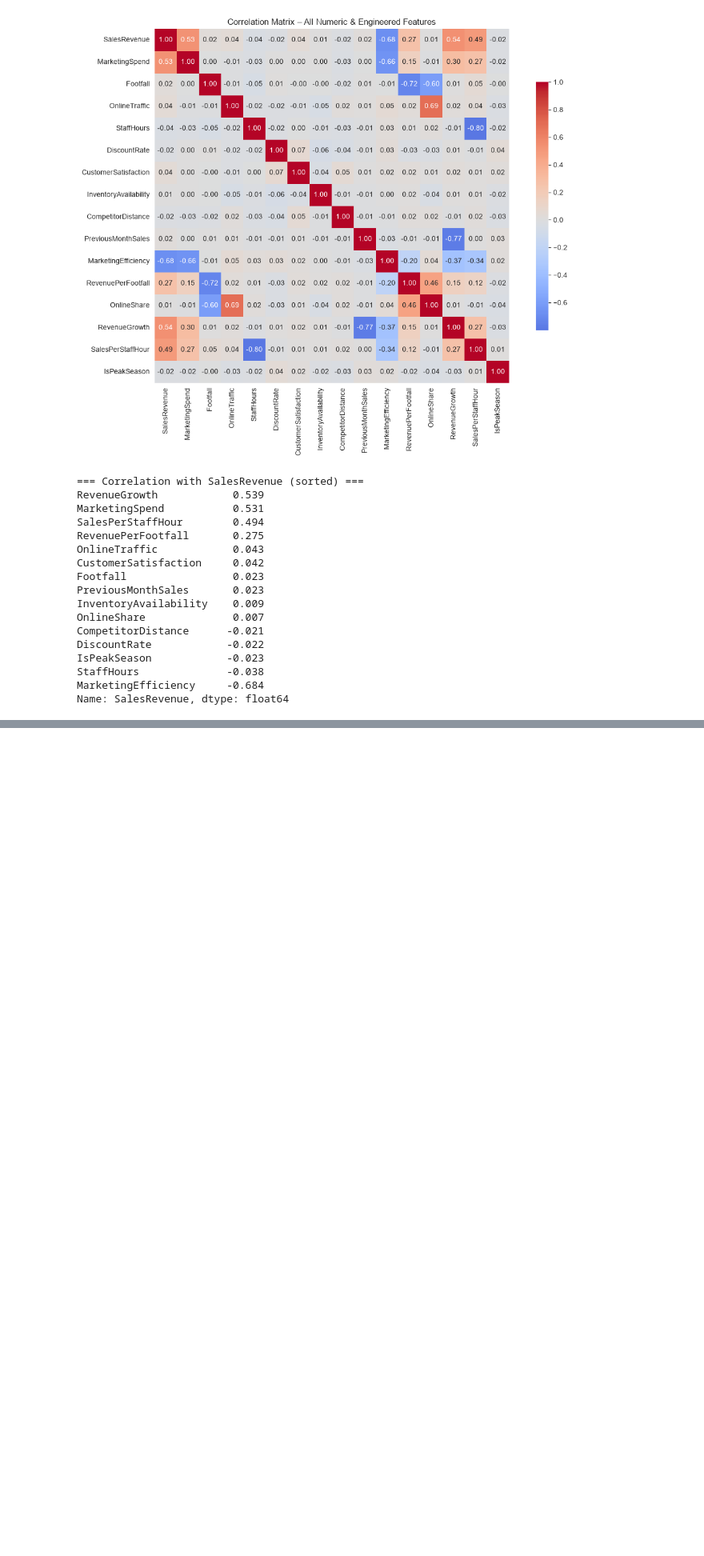
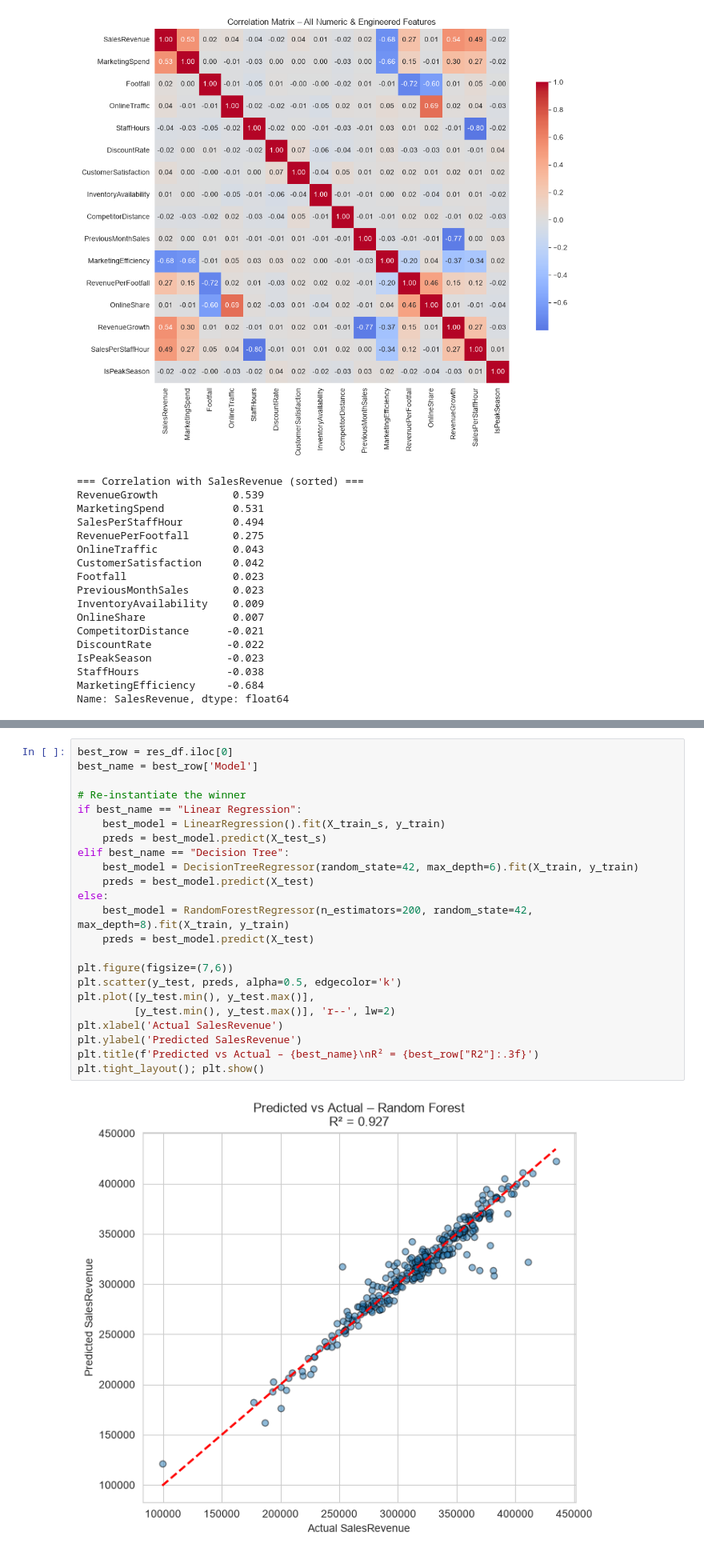
Before and after one commit to kieronisME/Research-Analytics-CA, a Jupyter notebook: Task01.ipynb, the cells around one changed output, grey strips where cells are left out. Shown at 80% size. Cells and saved outputs as stored; diff of their text form; blank space fills up the shorter version.

```diff
--- a/main.ipynb
+++ b/Task01.ipynb
@@ -524,0 +597,25 @@ Name: SalesRevenue, dtype: float64
+# %%
+best_row = res_df.iloc[0]
+best_name = best_row['Model']
+
+# Re-instantiate the winner
+if best_name == "Linear Regression":
+    best_model = LinearRegression().fit(X_train_s, y_train)
+    preds = best_model.predict(X_test_s)
+elif best_name == "Decision Tree":
+    best_model = DecisionTreeRegressor(random_state=42, max_depth=6).fit(X_train, y_train)
+    preds = best_model.predict(X_test)
+else:
+    best_model = RandomForestRegressor(n_estimators=200, random_state=42, max_depth=8).fit(X_train, y_train)
+    preds = best_model.predict(X_test)
+
+plt.figure(figsize=(7,6))
+plt.scatter(y_test, preds, alpha=0.5, edgecolor='k')
+plt.plot([y_test.min(), y_test.max()],
+         [y_test.min(), y_test.max()], 'r--', lw=2)
+plt.xlabel('Actual SalesRevenue')
+plt.ylabel('Predicted SalesRevenue')
+plt.title(f'Predicted vs Actual – {best_name}\nR² = {best_row["R2"]:.3f}')
+plt.tight_layout(); plt.show()
+# %% [output]
+[figure, added]
```
Also changed, not shown: parts of 5 cells of this notebook, 2 other files.
